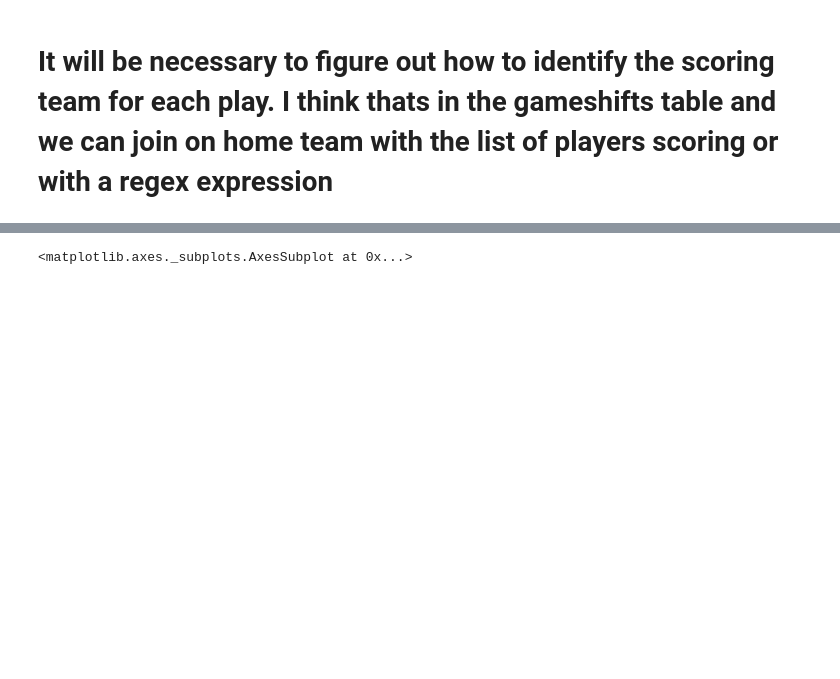
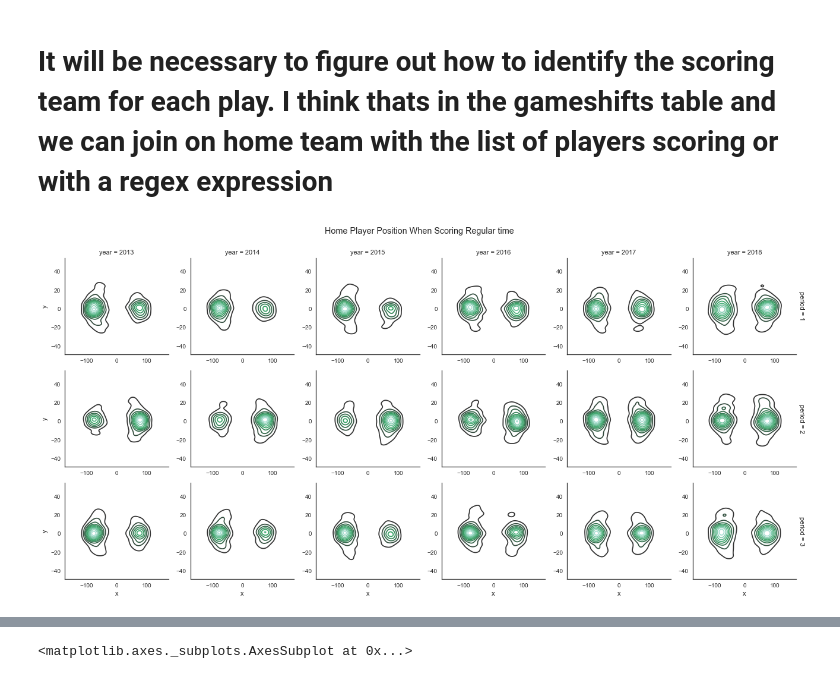
Before and after one commit to UCB-INFO-PYTHON/project_2_Bergan_Biseda_Hardy, a Jupyter notebook: brent_11_20_2018.ipynb, the cells around one changed output, grey strips where cells are left out. Saved outputs shown, nothing was run; the diff lists cells and outputs as text; code cells hidden in the pictures; blank space fills up the shorter version.

```diff
--- a/brent_11_20_2018.ipynb
+++ b/brent_11_20_2018.ipynb
@@ -178,12 +182,18 @@ away_game_plays_goals =
+# %%
+home_game_plays_goals = game_plays_goals[game_plays_goals['home_team_id']==game_plays_goals['team_id_for']]
+away_game_plays_goals = game_plays_goals[game_plays_goals['away_team_id']==game_plays_goals['team_id_for']]
 # %%
-#Let's look at where all the Goals have occurred on the ice
+#Let's look at where all the Goals have occurred on the ice FOR HOME TEAM
+home_reg_time = home_game_plays_goals[game_plays_goals['period'] <=3]
+
 #This took forever to run on my computer but eventually showed up!
 sns.set(style = 'white')
-ax = sns.FacetGrid(game_plays_goals, col = "year")
-ax.map(sns.kdeplot, 'x', 'y')
+g = sns.FacetGrid(home_reg_time, col = "year", row = 'period', margin_titles=True)
+g.map(sns.kdeplot, 'x', 'y')
 
-#ax = sns.kdeplot(game_plays_goals['x'], game_plays_goals['y'])
-ax.set_title('Home Team Player Position When Scoring')
-ax.set_ylabel('Y coordinate')
-ax.set_xlabel('X coordinate')
+plt.subplots_adjust(top=0.9)
+g.fig.suptitle('Home Player Position When Scoring Regular time')
+pass
+# %% [output]
+[figure, added]
 # %%
```
Also changed, not shown: parts of 13 cells of this notebook.
